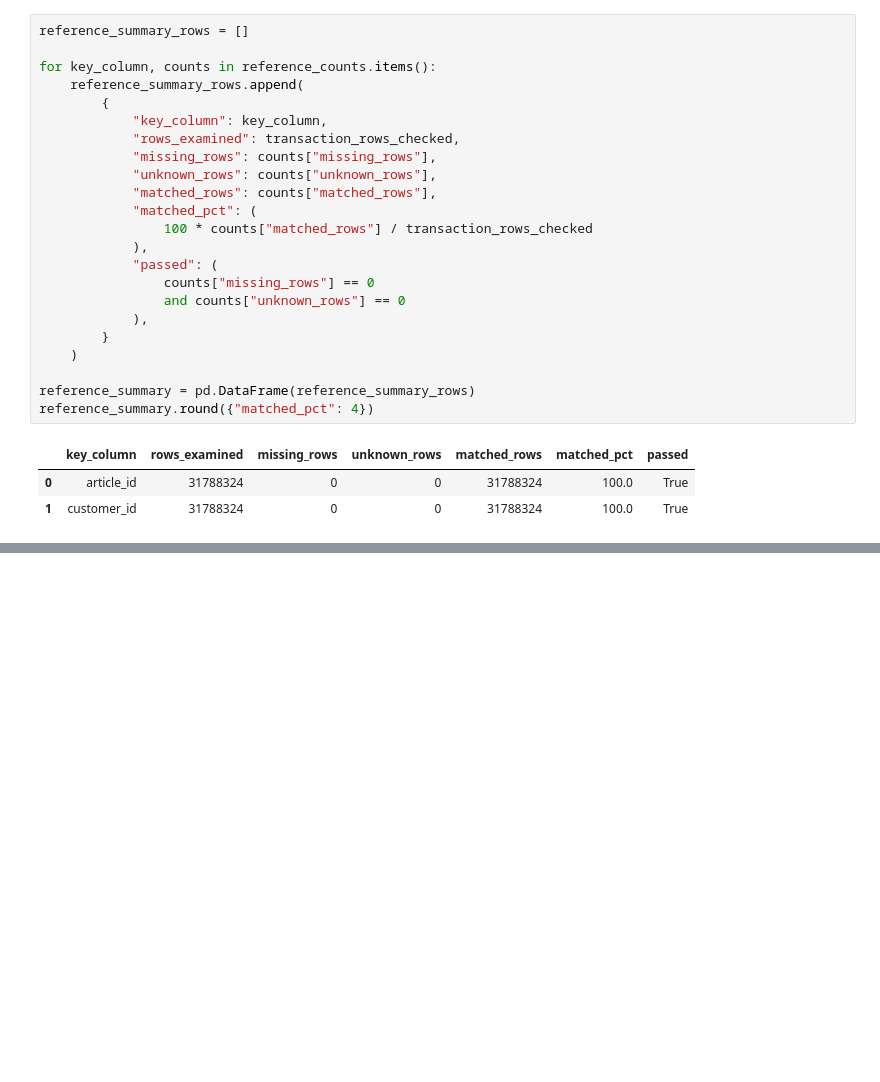
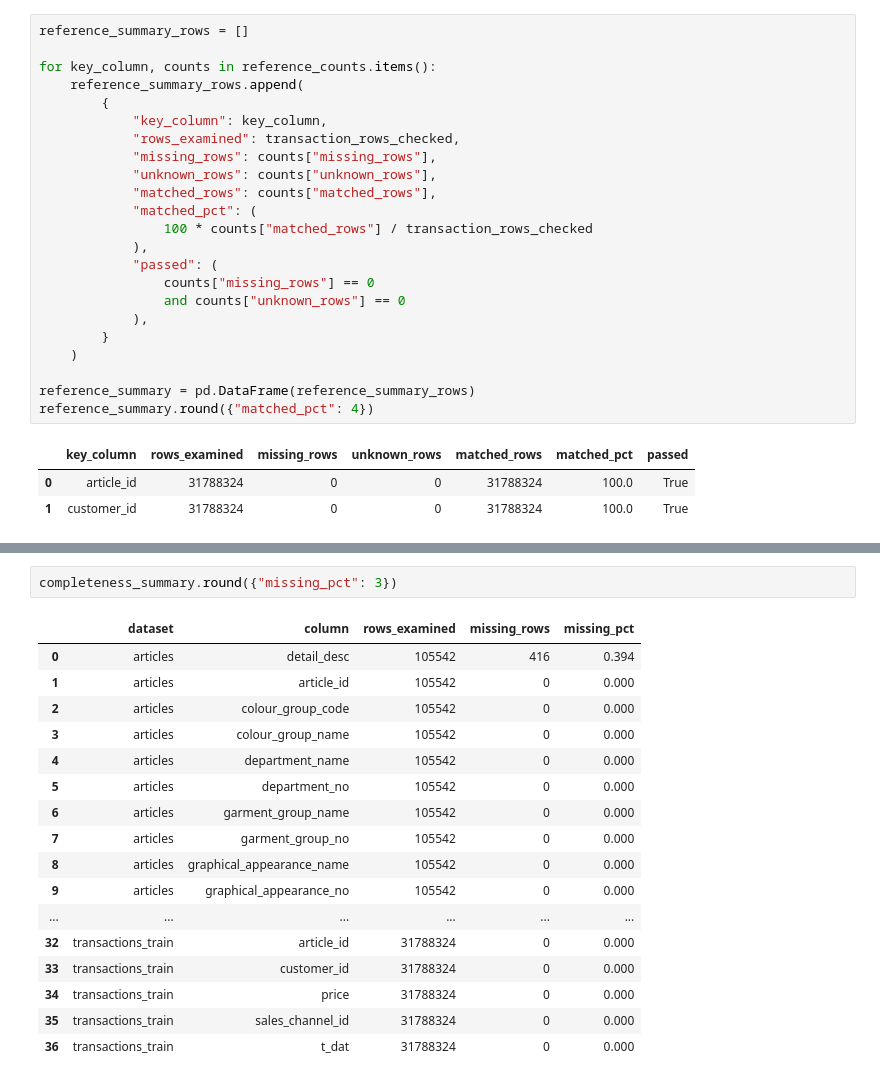
Before and after one commit to Songhai9/atelier-ai-project, a Jupyter notebook: notebooks/atelier_ai.ipynb, the cells around one changed output, grey strips where cells are left out. Saved outputs shown, nothing was run; the diff lists cells and outputs as text; blank space fills up the shorter version.

```diff
--- a/notebooks/atelier_ai.ipynb
+++ b/notebooks/atelier_ai.ipynb
@@ -601,0 +702,20 @@ reference_summary.round({"matched_pct": 4})
+# %%
+completeness_summary.round({"missing_pct": 3})
+# %% [output]
+|  | dataset | column | rows_examined | missing_rows | missing_pct |
+| 0 | articles | detail_desc | 105542 | 416 | 0.394 |
+| 1 | articles | article_id | 105542 | 0 | 0.000 |
+| 2 | articles | colour_group_code | 105542 | 0 | 0.000 |
+| 3 | articles | colour_group_name | 105542 | 0 | 0.000 |
+| 4 | articles | department_name | 105542 | 0 | 0.000 |
+| 5 | articles | department_no | 105542 | 0 | 0.000 |
+| 6 | articles | garment_group_name | 105542 | 0 | 0.000 |
+| 7 | articles | garment_group_no | 105542 | 0 | 0.000 |
+| 8 | articles | graphical_appearance_name | 105542 | 0 | 0.000 |
+| 9 | articles | graphical_appearance_no | 105542 | 0 | 0.000 |
+| ... | ... | ... | ... | ... | ... |
+| 32 | transactions_train | article_id | 31788324 | 0 | 0.000 |
+| 33 | transactions_train | customer_id | 31788324 | 0 | 0.000 |
+| 34 | transactions_train | price | 31788324 | 0 | 0.000 |
+| 35 | transactions_train | sales_channel_id | 31788324 | 0 | 0.000 |
+| 36 | transactions_train | t_dat | 31788324 | 0 | 0.000 |
```
Also changed, not shown: parts of 6 cells of this notebook, 2 other files.
